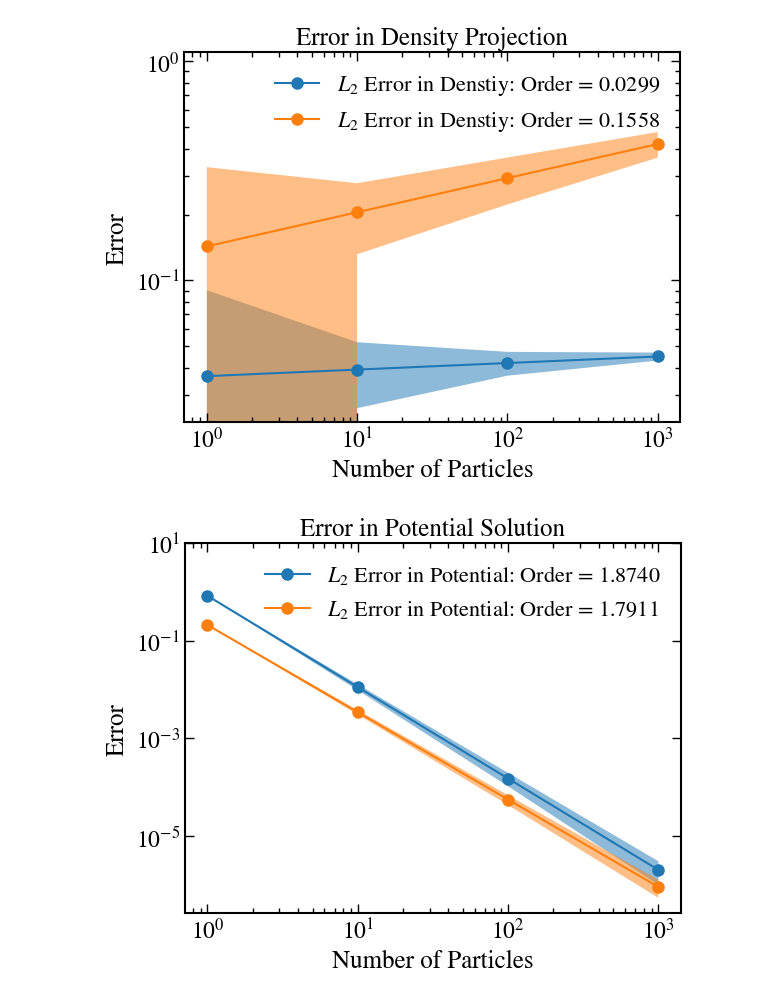
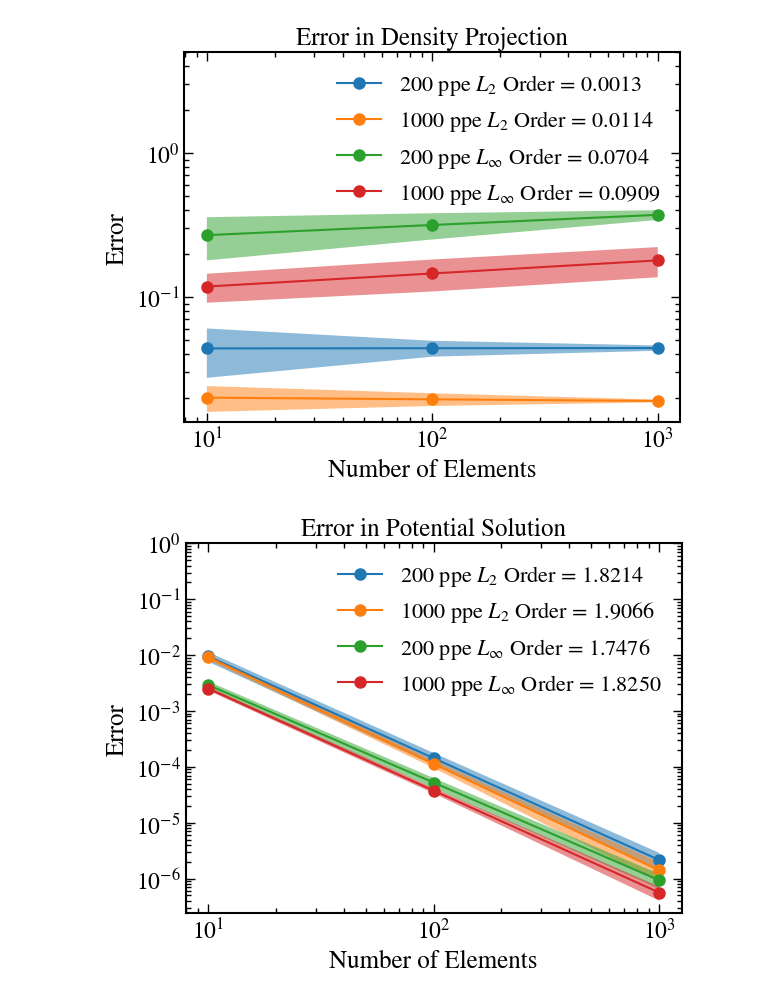
Before and after one commit to idaholab/fenix, a Jupyter notebook: convergence_study /elements_study.ipynb, the cells around one changed output. Drawn from its saved outputs; the diff is of its cells as text; code cells hidden in the pictures.

Commit message:
adding another study increasing the number of particles per element for the element study

```diff
--- a/convergence_study /elements_study.ipynb
+++ b/convergence_study /elements_study.ipynb
@@ -0,0 +1,10 @@
+# %%
+from set_rcParams import set_rcParams
+import matplotlib.pyplot as plt
+import numpy as np
+import pandas as pd
+from sklearn.linear_model import LinearRegression
+set_rcParams()
+
+def phi(x):
+  return x * (1 - x)
@@ -8,9 +113,9 @@ set_rcParams()
 
 def phi(x):
   return x * (1 - x)
-data_path = "../elements_variation_study"
+data_path = "../elements_variation_study/1000ppe"
 
-particles_per_element = [1, 10, 100, 1000]
+particles_per_element = [10, 100, 1000]
 
 
 pot_l2_errors = []
@@ -20,7 +125,7 @@ density_l2_errors = []
 density_linf_errors = []
 
 x_vals = []
-num_seeds = 20
+num_seeds = 10
 for i in range(num_seeds):
   curr_dir = f"/run_{i:d}"
   pot_l2_error =[]
@@ -32,10 +137,10 @@ for i in range(num_seeds):
   for n in particles_per_element:
     temp_path = data_path + curr_dir + f"/{n:d}_elems_potential_0001.csv"
     data = pd.read_csv(temp_path)
-    potential = data["phi"]
+    potential = data["phi"][1:-1]
     x = data["x"]
-    pot_l2_error.append(np.linalg.norm(potential -  phi(x)) / np.linalg.norm( phi(x)))
-    pot_linf_error.append(np.linalg.norm(potential -  phi(x), np.inf))
+    pot_l2_error.append(np.linalg.norm(potential -  phi(x[1:-1])) / np.linalg.norm( phi(x[1:-1])))
+    pot_linf_error.append(np.linalg.norm(potential -  phi(x[1:-1]), np.inf))
 
     temp_path = data_path + curr_dir + f"/{n:d}_elems_density_0001.csv"
     data = pd.read_csv(temp_path)
@@ -53,6 +158,7 @@ for i in range(num_seeds):
 pot_l2_std = np.array(pot_l2_errors).std(axis=0)
 pot_linf_std = np.array(pot_linf_errors).std(axis=0)
 
+
 density_l2_std = np.array(density_l2_errors).std(axis=0)
 density_linf_std = np.array(density_linf_errors).std(axis=0)
 
@@ -65,25 +171,34 @@ x_vals = np.array(x_vals).reshape(-1)
 # %%
 
 density_l2_model = LinearRegression().fit(np.log(x_vals).reshape((-1, 1)), np.log(np.array(density_l2_errors)))
 density_linf_model = LinearRegression().fit(np.log(x_vals).reshape((-1, 1)), np.log(np.array(density_linf_errors)))
 
 density_l2_fit = np.exp(density_l2_model.predict(np.log(particles_per_element).reshape(-1, 1)))
 density_linf_fit = np.exp(density_linf_model.predict(np.log(particles_per_element).reshape(-1, 1)))
 
+plt.fill_between(particles_per_element, density_l2_fit_200ppe - density_l2_std_200ppe, density_l2_fit_200ppe + density_l2_std_200ppe, alpha=0.5)
+plt.loglog(particles_per_element, density_l2_fit_200ppe, '-o', label=f"200 ppe $L_2$ Order = {np.abs(density_l2_model_200ppe.coef_[0]):0.4f}")
+
+
 plt.fill_between(particles_per_element, density_l2_fit - density_l2_std, density_l2_fit + density_l2_std, alpha=0.5)
-plt.loglog(particles_per_element, density_l2_fit, '-o', label=f"$L_2$ Error in Denstiy: Order = {np.abs(density_l2_model.coef_[0]):0.4f}")
+plt.loglog(particles_per_element, density_l2_fit, '-o', label=f"1000 ppe $L_2$ Order = {np.abs(density_l2_model.coef_[0]):0.4f}")
+
+
+plt.fill_between(particles_per_element, density_linf_fit_200ppe - density_linf_std_200ppe, density_linf_fit_200ppe + density_linf_std_200ppe, alpha=0.5)
+plt.loglog(particles_per_element, density_linf_fit_200ppe, '-o', label=f"200 ppe $L_\\infty$ Order = {np.abs(density_linf_model_200ppe.coef_[0]):0.4f}")
+
 
 plt.fill_between(particles_per_element, density_linf_fit - density_linf_std, density_linf_fit + density_linf_std, alpha=0.5)
-plt.loglog(particles_per_element, density_linf_fit, '-o', label=f"$L_2$ Error in Denstiy: Order = {np.abs(density_linf_model.coef_[0]):0.4f}")
+plt.loglog(particles_per_element, density_linf_fit, '-o', label=f"1000 ppe $L_\\infty$ Order = {np.abs(density_linf_model.coef_[0]):0.4f}")
 
 plt.title("Error in Density Projection")
 plt.ylabel("Error")
-plt.xlabel("Number of Particles")
+plt.xlabel("Number of Elements")
 plt.legend()
-plt.ylim(top=1.1)
+plt.ylim(top=5)
 plt.show()
 # %% [output]
-[figure, old version]
+[figure, new version]
 # %%
 
 pot_l2_model = LinearRegression().fit(np.log(x_vals).reshape((-1, 1)), np.log(np.array(pot_l2_errors)))
@@ -92,17 +207,25 @@ pot_linf_model = LinearRegression().fit(np.log(x_vals).reshape((-1, 1)), np.log(
 pot_l2_fit = np.exp(pot_l2_model.predict(np.log(particles_per_element).reshape(-1, 1)))
 pot_linf_fit = np.exp(pot_linf_model.predict(np.log(particles_per_element).reshape(-1, 1)))
 
+plt.fill_between(particles_per_element, pot_l2_fit_200ppe - pot_l2_std_200ppe, pot_l2_fit_200ppe + pot_l2_std_200ppe, alpha=0.5)
+plt.loglog(particles_per_element, pot_l2_fit_200ppe, '-o', label=f"200 ppe $L_2$ Order = {np.abs(pot_l2_model_200ppe.coef_[0]):0.4f}")
+
 plt.fill_between(particles_per_element, pot_l2_fit - pot_l2_std, pot_l2_fit + pot_l2_std, alpha=0.5)
-plt.loglog(particles_per_element, pot_l2_fit, '-o', label=f"$L_2$ Error in Potential: Order = {np.abs(pot_l2_model.coef_[0]):0.4f}")
+plt.loglog(particles_per_element, pot_l2_fit, '-o', label=f"1000 ppe $L_2$ Order = {np.abs(pot_l2_model.coef_[0]):0.4f}")
+
+
+plt.fill_between(particles_per_element, pot_linf_fit_200ppe - pot_linf_std_200ppe, pot_linf_fit_200ppe + pot_linf_std_200ppe, alpha=0.5)
+plt.loglog(particles_per_element, pot_linf_fit_200ppe, '-o', label=f"200 ppe $L_\\infty$ Order = {np.abs(pot_linf_model_200ppe.coef_[0]):0.4f}")
+
 
 plt.fill_between(particles_per_element, pot_linf_fit - pot_linf_std, pot_linf_fit + pot_linf_std, alpha=0.5)
-plt.loglog(particles_per_element, pot_linf_fit, '-o', label=f"$L_2$ Error in Potential: Order = {np.abs(pot_linf_model.coef_[0]):0.4f}")
+plt.loglog(particles_per_element, pot_linf_fit, '-o', label=f"1000 ppe $L_\\infty$ Order = {np.abs(pot_linf_model.coef_[0]):0.4f}")
 
 plt.title("Error in Potential Solution")
 plt.ylabel("Error")
-plt.xlabel("Number of Particles")
+plt.xlabel("Number of Elements")
 plt.legend()
-plt.ylim(top=1e1)
+plt.ylim(top=1)
 plt.show()
 # %% [output]
-[figure, old version]
+[figure, new version]
```
Also changed, not shown: parts of 3 cells of this notebook, 5 other files.
